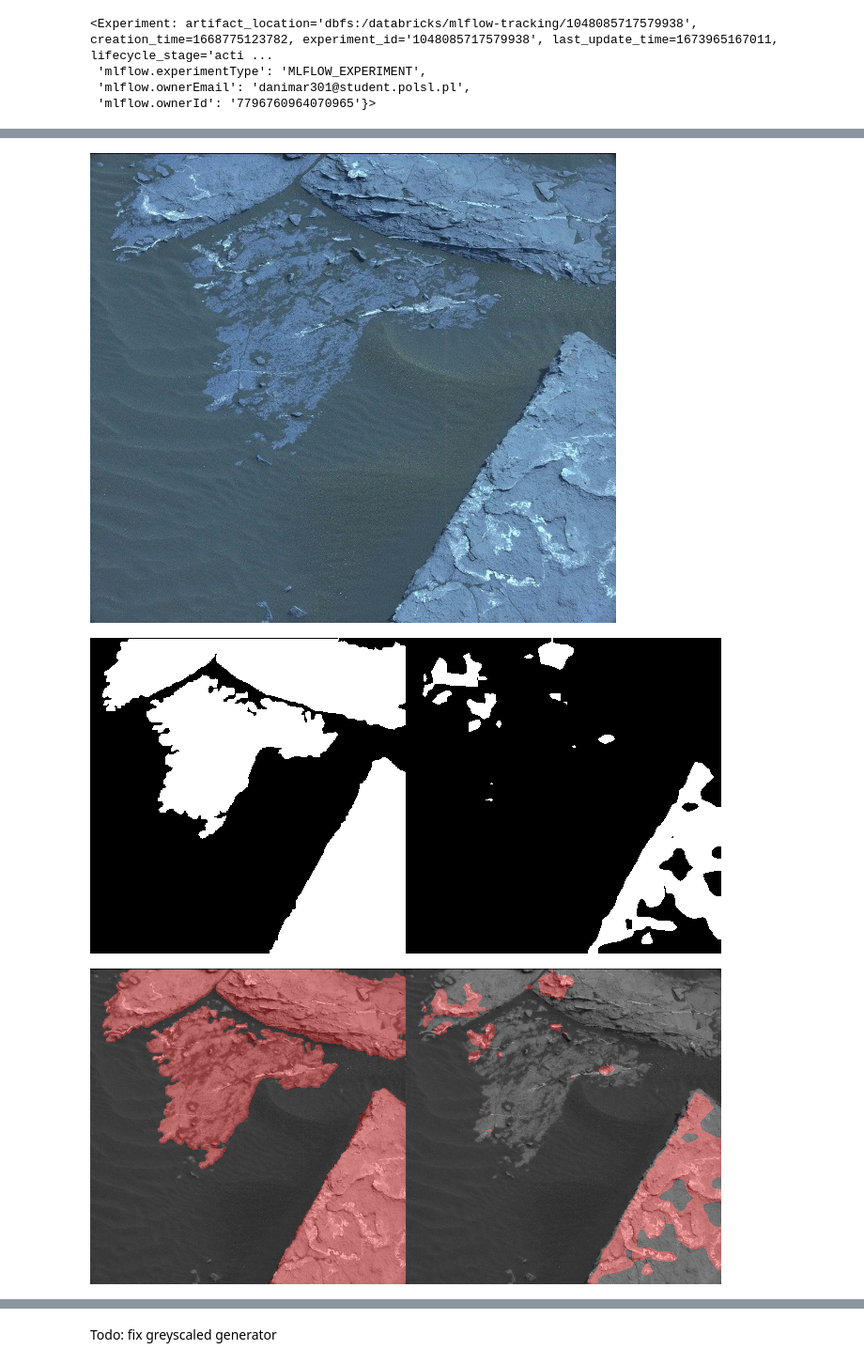
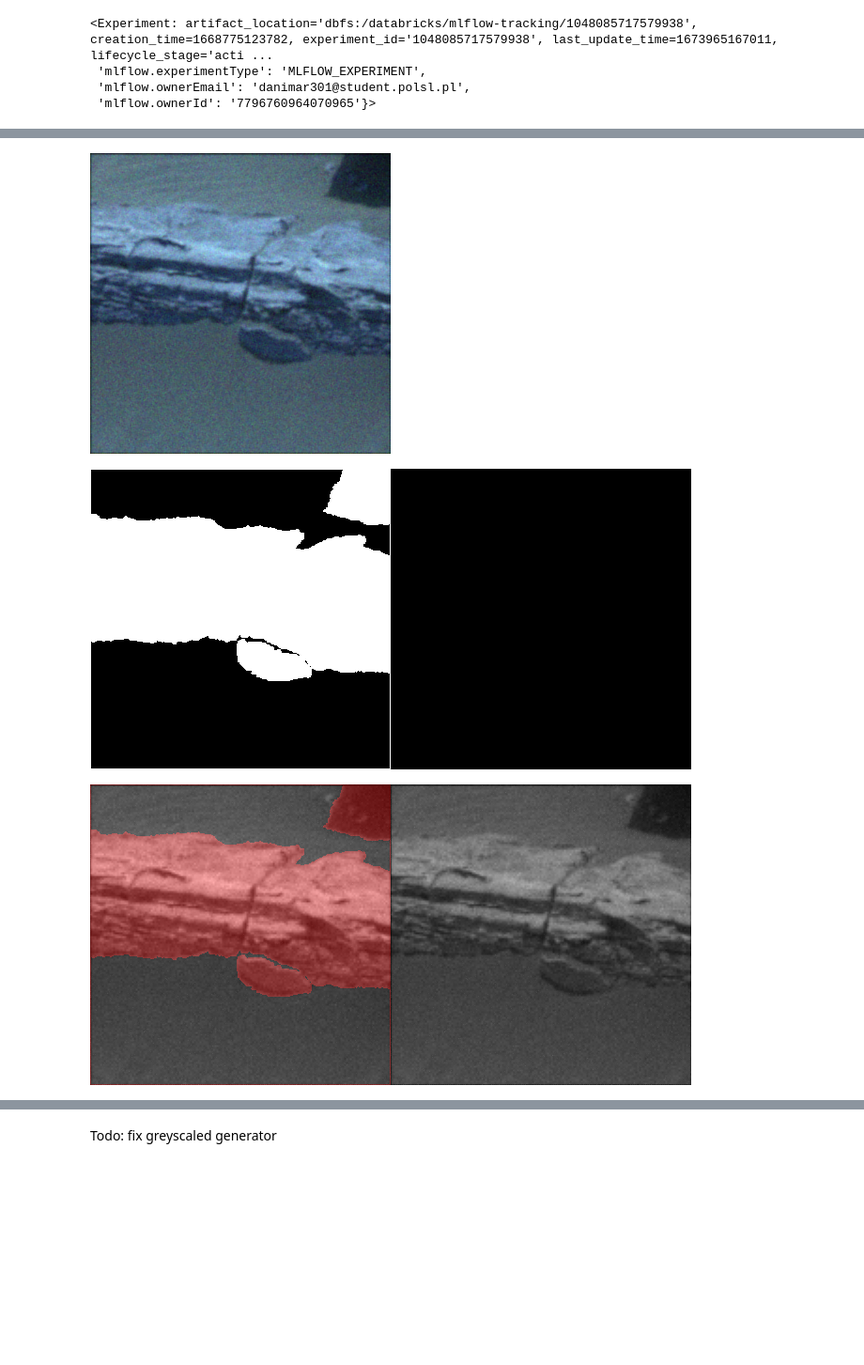
Before and after one commit to danielmarek22/onboard-rock-segmentation, a Jupyter notebook: Mars-Data-Exploration.ipynb, the cells around one changed output, grey strips where cells are left out. Shown at 94% size. Saved outputs shown, nothing was run; the diff lists cells and outputs as text; code cells hidden in the pictures; blank space fills up the shorter version.

```diff
--- a/Mars-Data-Exploration.ipynb
+++ b/Mars-Data-Exploration.ipynb
@@ -31,11 +30,11 @@ mlflow.set_experiment("/Users/danimar301@student.polsl.pl/Extraterrestial-Rock-S
 # Prepare paths of input images and target segmentation masks
 # RockA is a simple data set with a few rocks
 # RockB is more challanging -- according to description on github
-input_dir_rockA = "./Datasets/Mars_Rocks/MarsData-main/Data/Rock-A/images/Rock-A/"
-target_dir_rockA = "./Datasets/Mars_Rocks/MarsData-main/Data/Rock-A/label/"
+input_dir_rockA = "../datasets with noise/rock-a"
+target_dir_rockA = "../MarsData/MarsData-main/Data/Rock-A/label/Rock-A mask"
 
-input_dir_rockB = "./Datasets/Mars_Rocks/MarsData-main/Data/Rock-B/Images/Rock-B/"
-target_dir_rockB = "./Datasets/Mars_Rocks/MarsData-main/Data/Rock-B/label/"
+input_dir_rockB = "../datasets with noise/rock-b"
+target_dir_rockB = "../MarsData/MarsData-main/Data/Rock-B/label/Rock-B mask"
 
 img_size = (320,320)
 # img_size = (336, 336)
@@ -43,7 +42,7 @@ img_size = (320,320)
 rockA_input_img_paths = sorted([
     os.path.join(input_dir_rockA, fname)
     for fname in os.listdir(input_dir_rockA)
-    if fname.endswith(".jpg")
+    if fname.endswith(".png")
 ])
 
 #Sorting mask names in target folder
@@ -56,7 +55,7 @@ rockA_target_img_paths = sorted([
 rockB_input_img_paths = sorted([
     os.path.join(input_dir_rockB, fname)
     for fname in os.listdir(input_dir_rockB)
-    if fname.endswith(".jpg")
+    if fname.endswith(".png")
 ])
 
 #Sorting mask names in target folder
@@ -256,16 +255,10 @@ display(tf.keras.preprocessing.image.array_to_img(batch[1][1]))
 [figure]
 # %%
-rockA_generator = MartianRocks(16, img_size, rockA_input_img_paths[:250],
-            rockA_target_img_paths[:250], color_threshold = 1)
+rockA_generator = MartianRocks(16, img_size, rockA_input_img_paths,
+            rockA_target_img_paths, color_threshold = 1)
 
-rockA_grayscaled_generator = MartianRocksGreyscaled(16, img_size, rockA_input_img_paths[:250],
-            rockA_target_img_paths[:250], color_threshold = 1)
-
-rockB_generator = MartianRocks(16, img_size, rockB_input_img_paths[:250],
-            rockB_target_img_paths[:250], color_threshold = 1)
-
-rockB_grayscaled_generator = MartianRocksGreyscaled(16, img_size, rockB_input_img_paths[:250],
-            rockB_target_img_paths[:250], color_threshold = 1)
+rockB_generator = MartianRocks(16, img_size, rockB_input_img_paths,
+            rockB_target_img_paths, color_threshold = 1)
 # %%
 from segmentation_models.losses  import bce_jaccard_loss
 from segmentation_models.metrics import IOUScore
@@ -481,13 +460,13 @@ def show_results_with_compressed(index, input_paths, target_paths, predictions,
     print('Compressed prediction: ')
     display(tf.keras.preprocessing.image.array_to_img(final_prediction_cmprsd))
 # %%
-i = 4
+i = 9
 
 show_results(i, rockA_input_img_paths, rockA_target_img_paths, rockA_preds)
 # %% [output]
-[figure, old version]
+[figure, new version]
-[figure, old version]
+[figure, new version]
-[figure, old version]
+[figure, new version]
 # %%
 # Utility function for evaluating models performance with any given metric
 import keras.backend as K
```
Also changed, not shown: parts of 14 cells of this notebook, 6 other files.
